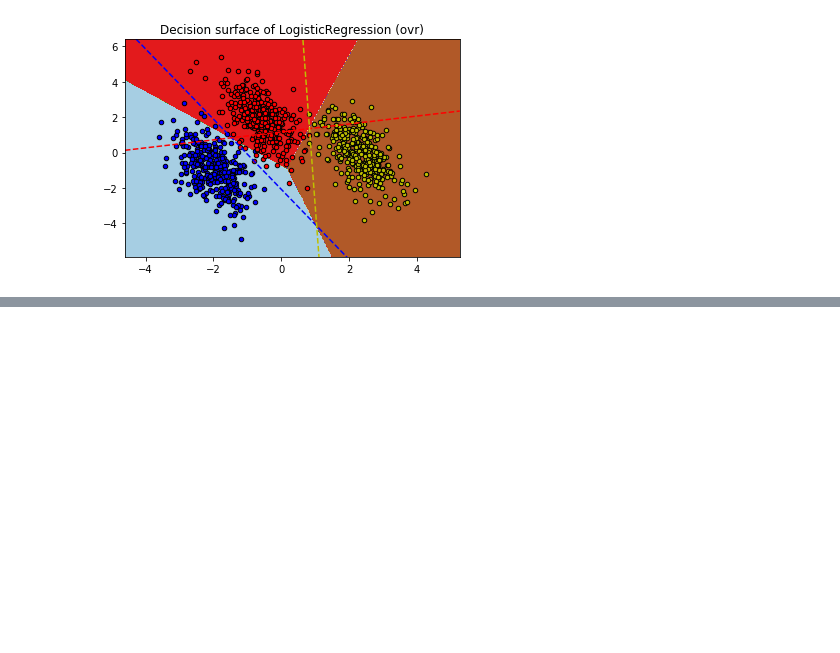
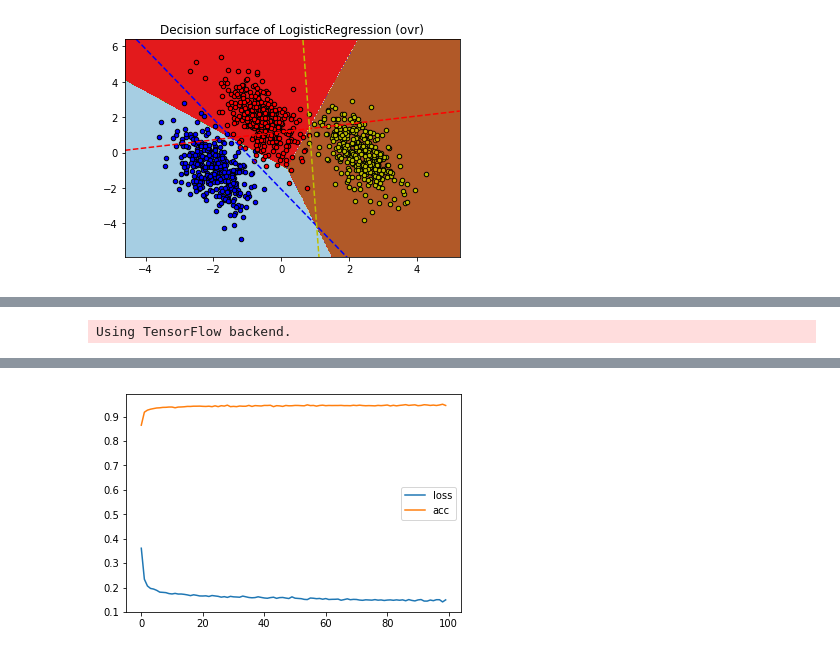
Before and after one commit to comafire/comafire.github.io, a Jupyter notebook: pages/model-classification/index.ipynb, the cells around one changed output, grey strips where cells are left out. Drawn from its saved outputs; the diff is of its cells as text; code cells hidden in the pictures; blank space fills up the shorter version.

```diff
--- a/pages/model-classification/index.ipynb
+++ b/pages/model-classification/index.ipynb
@@ -393,0 +445,71 @@ mean_acc=0.94233
+# %%
+%matplotlib inline
+import matplotlib.pyplot as plt
+import warnings
+warnings.filterwarnings("ignore")
+
+import numpy as np
+from sklearn import datasets, preprocessing, model_selection, metrics
+from keras import models, layers, optimizers, utils
+
+# 데이터
+np.random.seed(0)
+n_samples = 10000
+n_features = 10
+n_class = 3
+np_data_xs, np_data_ys = datasets.make_classification(
+    n_samples=n_samples, # 데이터 수
+    n_features=n_features, # X feature 수
+    n_informative=n_class,
+    n_classes=3, # Y class 수
+    random_state=0) # 난수 발생용 Seed 값
+print("data shape: np_data_xs={}, np_data_ys={}".format(np_data_xs.shape, np_data_ys.shape))
+np_train_xs, np_test_xs, np_train_ys, np_test_ys = model_selection.train_test_split(
+    np_data_xs, np_data_ys,
+    test_size=0.3, shuffle=True, random_state=2)
+print("train shape: np_train_xs={}, np_train_ys={}".format(np_train_xs.shape, np_train_ys.shape))
+print("test shape: np_test_xs={}, np_test_ys={}".format(np_test_xs.shape, np_test_ys.shape))
+
+# 전처리
+scaler_xs = preprocessing.StandardScaler()
+np_train_scale_xs = scaler_xs.fit_transform(np_train_xs)
+np_test_scale_xs = scaler_xs.transform(np_test_xs)
+
+np_train_onehot_ys = utils.np_utils.to_categorical(np_train_ys, n_class)
+np_test_onehot_ys = utils.np_utils.to_categorical(np_test_ys, n_class)
+
+# 모델
+class DnnClassifier(models.Sequential):
+    def __init__(self, n_i, n_hs, n_o):
+        super().__init__()
+        self.add(layers.Dense(n_i, activation='relu', input_shape=(n_i,)))
+        for l, n_h in enumerate(n_hs):
+            self.add(layers.Dense(n_h, activation='relu'))
+        self.add(layers.Dense(n_o, activation = 'softmax'))
+        sgd = optimizers.SGD(lr=0.01, decay=1e-6, momentum=0.9, nesterov=True)
+        self.compile(optimizer=sgd, loss='categorical_crossentropy', metrics=['accuracy'])
+
+models = [
+    DnnClassifier(n_i = n_features, n_hs = [16, 16], n_o = n_class)
+]
+
+for model in models:
+    # 학습
+    print("\nmodel")
+    model.summary()
+    history = model.fit(np_train_scale_xs, np_train_onehot_ys, epochs=100, batch_size=10, verbose=0)
+    plt.plot(history.history['loss'], label='loss')
+    plt.plot(history.history['acc'], label='acc')
+    plt.legend()
+    plt.show()
+
+    # 평가
+    np_pred_ys = model.predict_classes(np_test_scale_xs)
+
+    acc = metrics.accuracy_score(np_test_ys, np_pred_ys)
+    print("acc={:.5f}".format(acc))
+
+    cr = metrics.classification_report(np_test_ys, np_pred_ys)
+    print("classification_report\n", cr)
+# %% [output]
+Using TensorFlow backend.
@@ -393,0 +536 @@ mean_acc=0.94233
+[figure, added]
```
Also changed, not shown: parts of 9 cells of this notebook, 4 other files.
